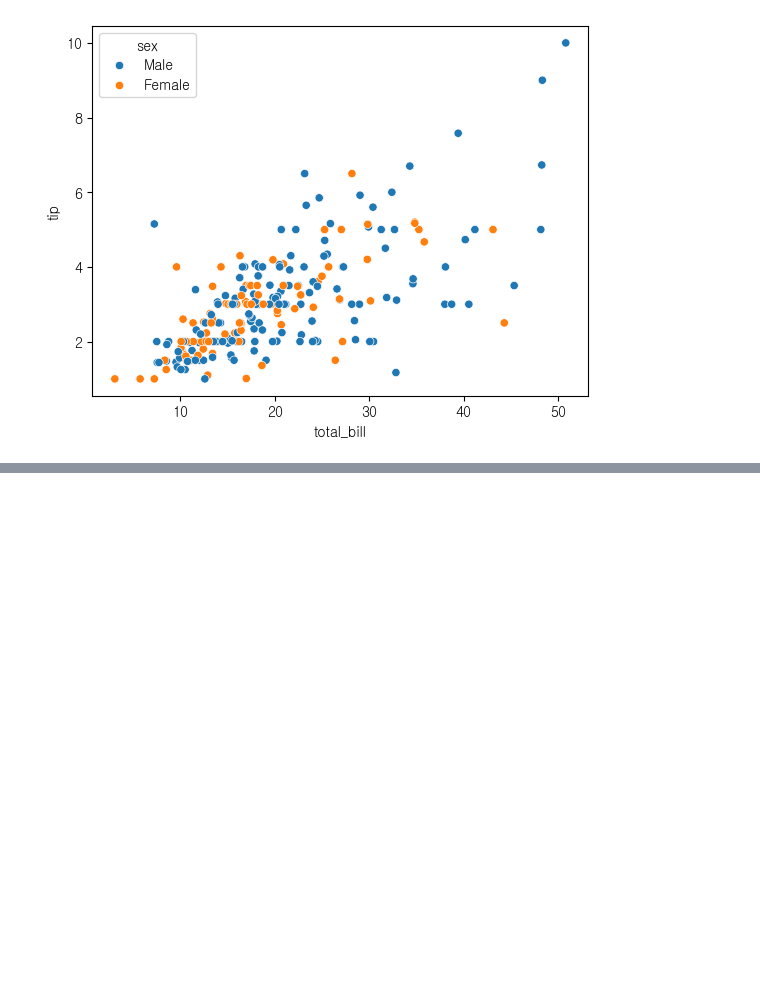
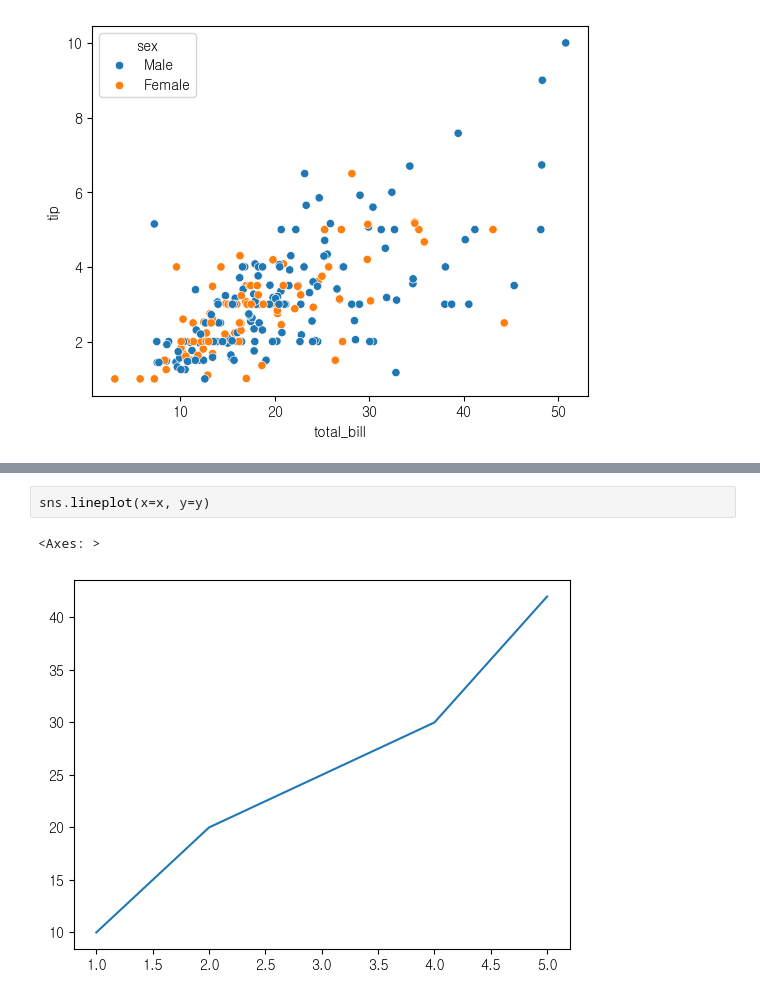
Before and after one commit to jjuuu999/hipython, a Jupyter notebook: 43.시각화.ipynb, the cells around one changed output, grey strips where cells are left out. Saved outputs shown, nothing was run; the diff lists cells and outputs as text; blank space fills up the shorter version.

```diff
--- a/43.시각화.ipynb
+++ b/43.시각화.ipynb
@@ -485,0 +494,5 @@ sns.scatterplot(data=df_tips, x='total_bill', y='tip', hue='sex')
+# %%
+sns.lineplot(x=x, y=y)
+# %% [output]
+<Axes: >
+[figure, added]
```
Also changed, not shown: parts of 45 cells of this notebook.
